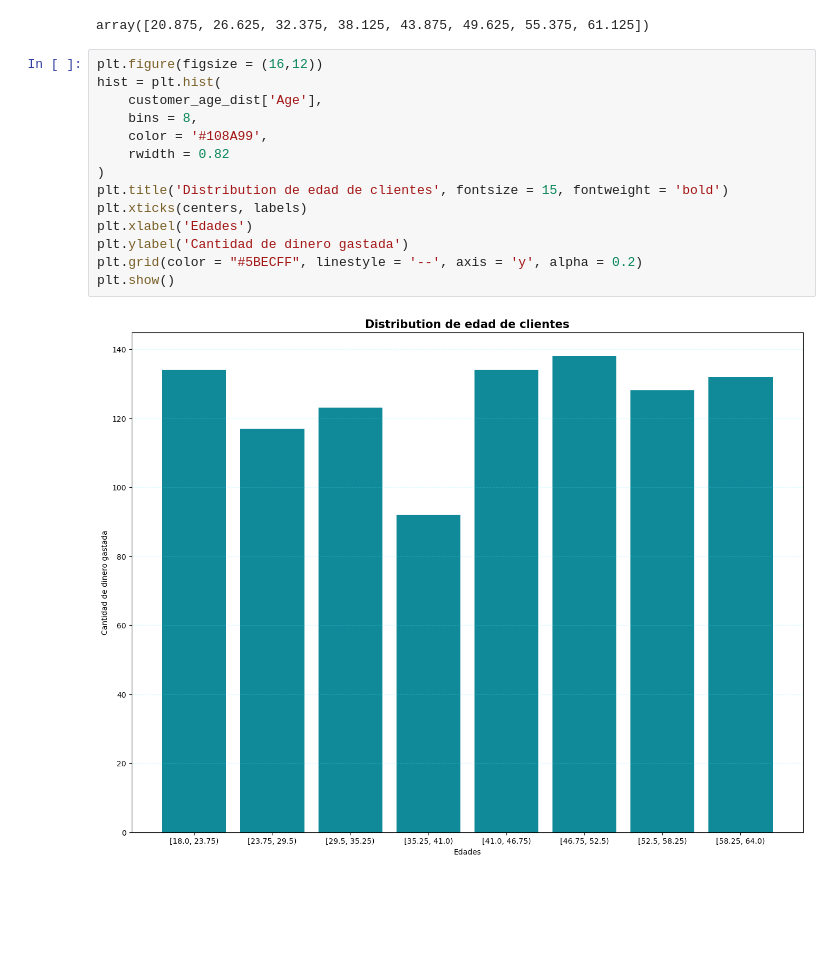
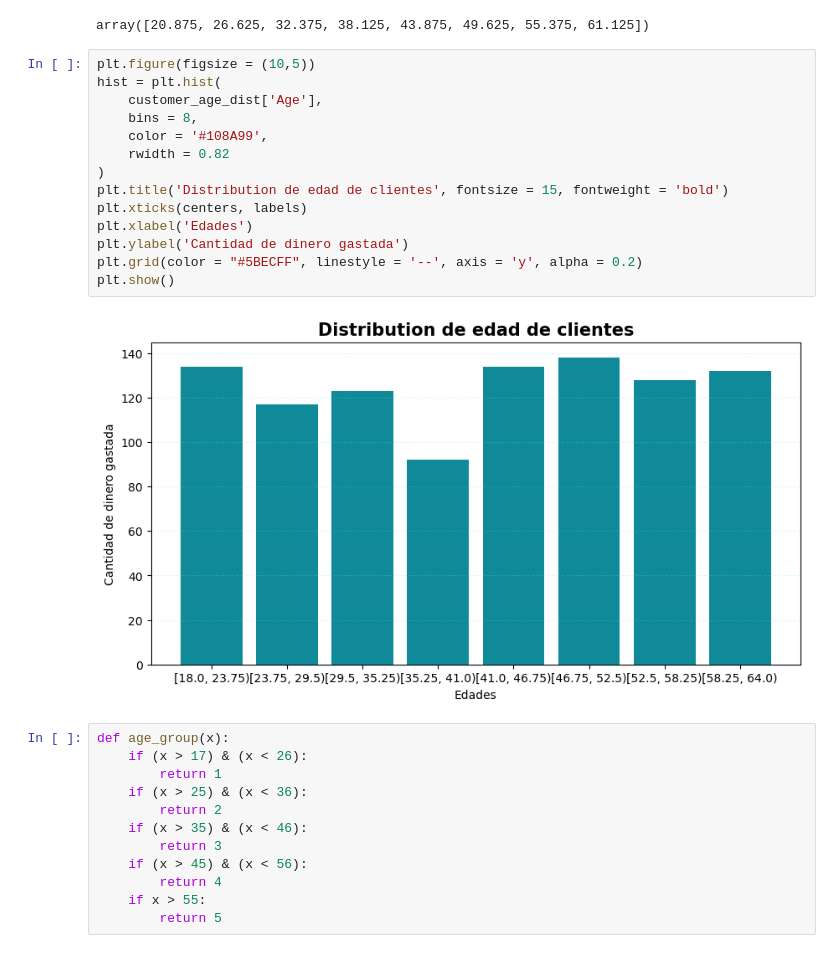
Before and after one commit to Jaumeesoleer/retail-analysis, a Jupyter notebook: notebooks/eda.ipynb, the cells around one changed output. Drawn from its saved outputs; the diff is of its cells as text; blank space fills up the shorter version.

```diff
--- a/notebooks/eda.ipynb
+++ b/notebooks/eda.ipynb
@@ -226,18 +226,30 @@ centers
 # %% [output]
 array([20.875, 26.625, 32.375, 38.125, 43.875, 49.625, 55.375, 61.125])
 # %%
-plt.figure(figsize = (16,12))
+plt.figure(figsize = (10,5))
 hist = plt.hist(
     customer_age_dist['Age'],
     bins = 8,
     color = '#108A99',
     rwidth = 0.82
 )
 plt.title('Distribution de edad de clientes', fontsize = 15, fontweight = 'bold')
 plt.xticks(centers, labels)
 plt.xlabel('Edades')
 plt.ylabel('Cantidad de dinero gastada')
 plt.grid(color = "#5BECFF", linestyle = '--', axis = 'y', alpha = 0.2)
 plt.show()
 # %% [output]
-[figure, old version]
+[figure, new version]
+# %%
+def age_group(x):
+    if (x > 17) & (x < 26):
+        return 1
+    if (x > 25) & (x < 36):
+        return 2
+    if (x > 35) & (x < 46):
+        return 3
+    if (x > 45) & (x < 56):
+        return 4
+    if x > 55:
+        return 5
```
Also changed, not shown: parts of 12 cells of this notebook.
